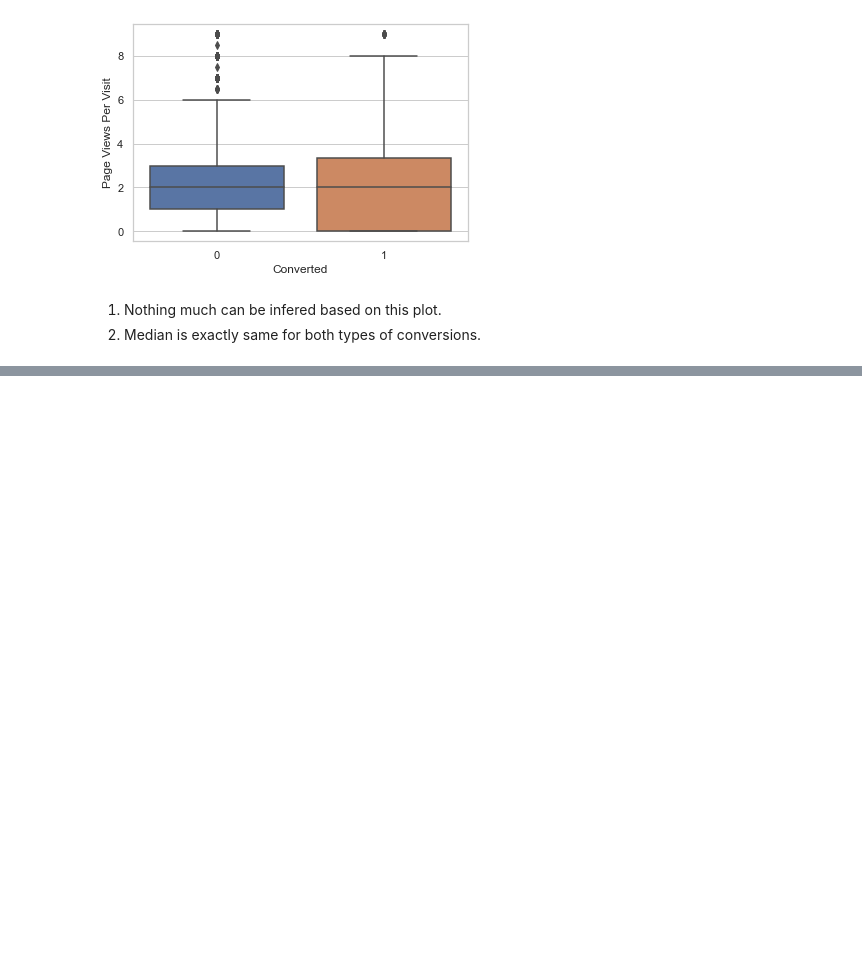
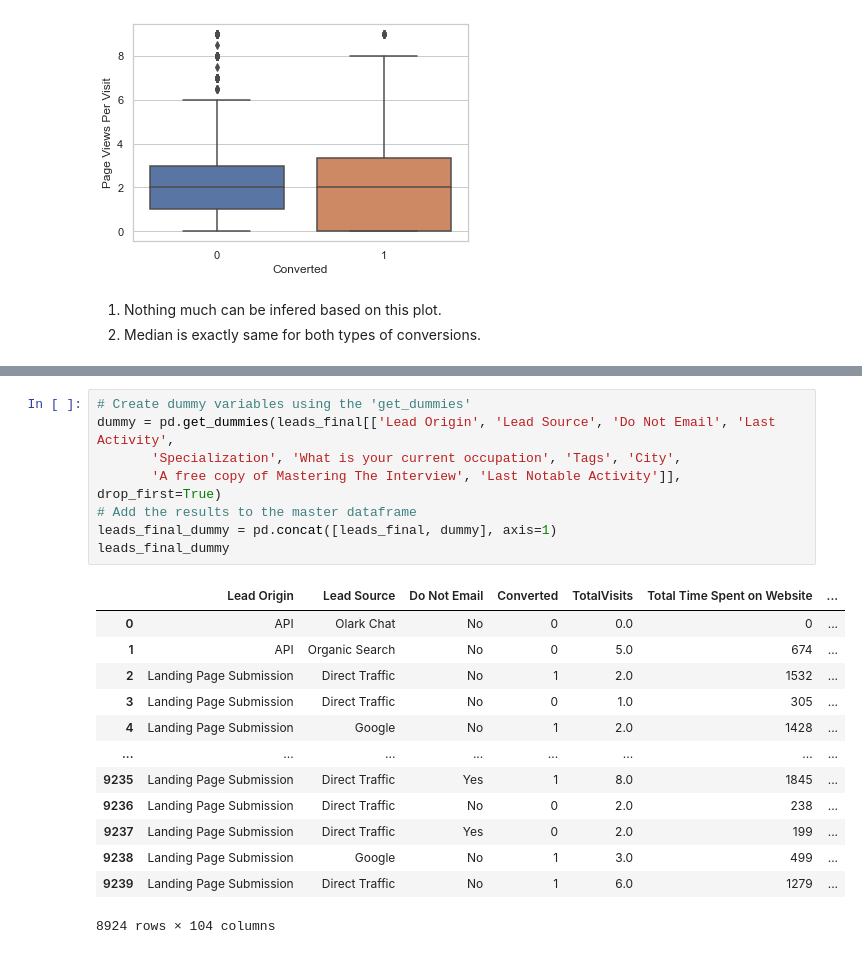
Before and after one commit to SatyugRaj/Lead_Scoring_Case_Study, a Jupyter notebook: LEAD_SCORING_CASE_STUDY.ipynb, the cells around one changed output, grey strips where cells are left out. Cells and saved outputs as stored; diff of their text form; blank space fills up the shorter version.

```diff
--- a/LEAD_SCORING_CASE_STUDY.ipynb
+++ b/LEAD_SCORING_CASE_STUDY.ipynb
@@ -894,0 +1010,22 @@ dtype: float64
+# %%
+# Create dummy variables using the 'get_dummies'
+dummy = pd.get_dummies(leads_final[['Lead Origin', 'Lead Source', 'Do Not Email', 'Last Activity',
+       'Specialization', 'What is your current occupation', 'Tags', 'City',
+       'A free copy of Mastering The Interview', 'Last Notable Activity']], drop_first=True)
+# Add the results to the master dataframe
+leads_final_dummy = pd.concat([leads_final, dummy], axis=1)
+leads_final_dummy
+# %% [output]
+|  | Lead Origin | Lead Source | Do Not Email | Converted | TotalVisits | Total Time Spent on Website | ... |
+| 0 | API | Olark Chat | No | 0 | 0.0 | 0 | ... |
+| 1 | API | Organic Search | No | 0 | 5.0 | 674 | ... |
+| 2 | Landing Page Submission | Direct Traffic | No | 1 | 2.0 | 1532 | ... |
+| 3 | Landing Page Submission | Direct Traffic | No | 0 | 1.0 | 305 | ... |
+| 4 | Landing Page Submission | Google | No | 1 | 2.0 | 1428 | ... |
+| ... | ... | ... | ... | ... | ... | ... | ... |
+| 9235 | Landing Page Submission | Direct Traffic | Yes | 1 | 8.0 | 1845 | ... |
+| 9236 | Landing Page Submission | Direct Traffic | No | 0 | 2.0 | 238 | ... |
+| 9237 | Landing Page Submission | Direct Traffic | Yes | 0 | 2.0 | 199 | ... |
+| 9238 | Landing Page Submission | Google | No | 1 | 3.0 | 499 | ... |
+| 9239 | Landing Page Submission | Direct Traffic | No | 1 | 6.0 | 1279 | ... |
+8924 rows × 104 columns
```
Also changed, not shown: parts of 31 cells of this notebook.
